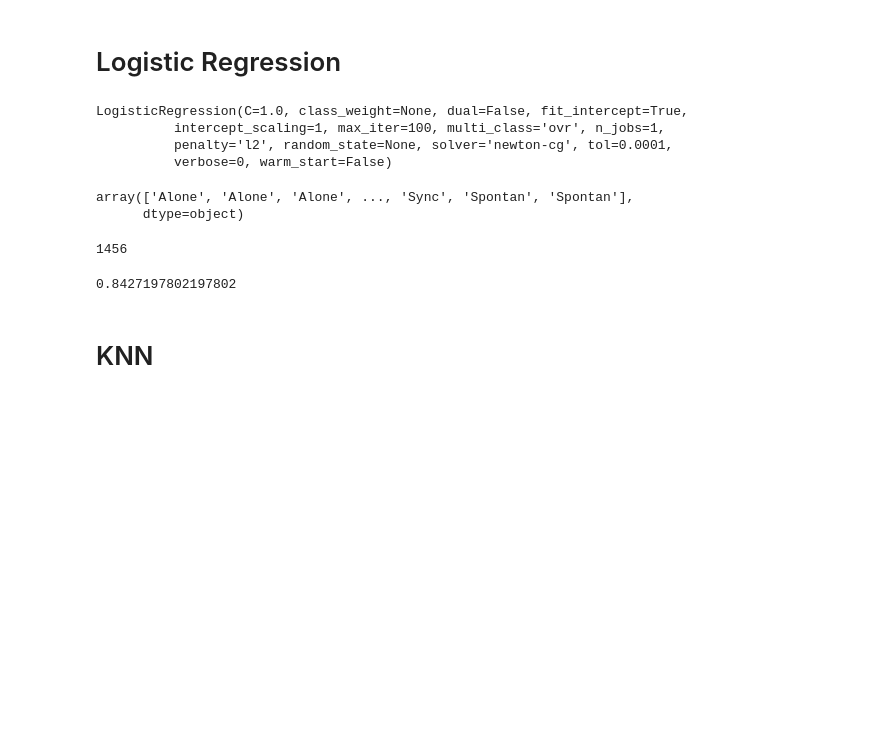
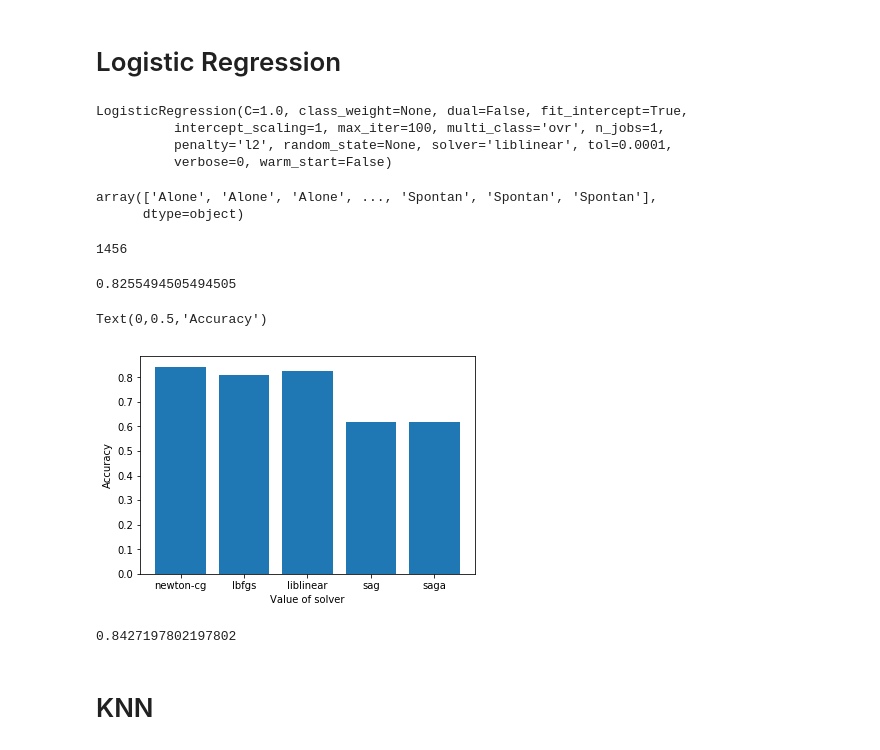
Before and after one commit to HilaShoshan/Hands-Movements-Classification, a Jupyter notebook: Hands Movements Classification.ipynb, the cells around one changed output. Cells and saved outputs as stored; diff of their text form; code cells hidden in the pictures; blank space fills up the shorter version.

```diff
--- a/Hands Movements Classification.ipynb
+++ b/Hands Movements Classification.ipynb
@@ -720,19 +722,19 @@ from sklearn.model_selection import cross_val_score
 # Logistic Regression
 # %%
 from sklearn.linear_model import LogisticRegression
-logreg = LogisticRegression(solver = 'newton-cg')
+logreg = LogisticRegression()
 
 logreg.fit(X_train, y_train)
 # %% [output]
 LogisticRegression(C=1.0, class_weight=None, dual=False, fit_intercept=True,
           intercept_scaling=1, max_iter=100, multi_class='ovr', n_jobs=1,
-          penalty='l2', random_state=None, solver='newton-cg', tol=0.0001,
+          penalty='l2', random_state=None, solver='liblinear', tol=0.0001,
           verbose=0, warm_start=False)
 # %%
 y_pred_logreg = logreg.predict(X_test)
 y_pred_logreg
 # %% [output]
-array(['Alone', 'Alone', 'Alone', ..., 'Sync', 'Spontan', 'Spontan'],
+array(['Alone', 'Alone', 'Alone', ..., 'Spontan', 'Spontan', 'Spontan'],
       dtype=object)
 # %%
 len(y_pred_logreg)
@@ -741,7 +743,28 @@ len(y_pred_logreg)
 # %%
 logreg.score(X_test, y_test)
 # %% [output]
-0.8427197802197802
+0.8255494505494505
+# %%
+solver_op = ['newton-cg', 'lbfgs', 'liblinear', 'sag', 'saga']
+scores = []
+for solver in solver_op:
+    logreg2 = LogisticRegression(solver = solver)
+    logreg2.fit(X_train, y_train)
+    scores.append(logreg2.score(X_test,y_test))
+# %%
+plt.bar(solver_op, scores)
+plt.xlabel('Value of solver')
+plt.ylabel('Accuracy')
+# %% [output]
+Text(0,0.5,'Accuracy')
+[figure, added]
+# %%
+logreg = LogisticRegression(solver = 'newton-cg')
+
+logreg.fit(X_train, y_train)
+print(logreg.score(X_test, y_test))
+# %% [output]
+0.8427197802197802
 # %% [markdown]
 # KNN
 # %%
```
Also changed, not shown: parts of 11 cells of this notebook.
